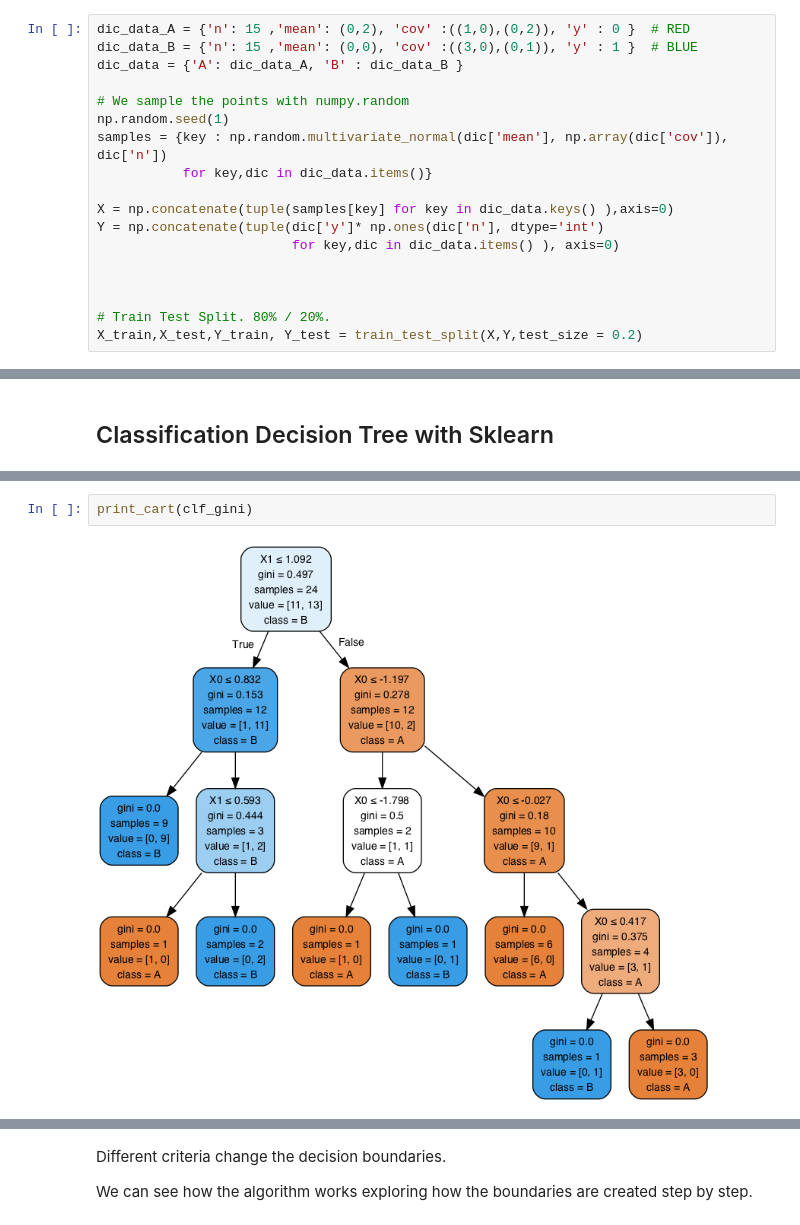
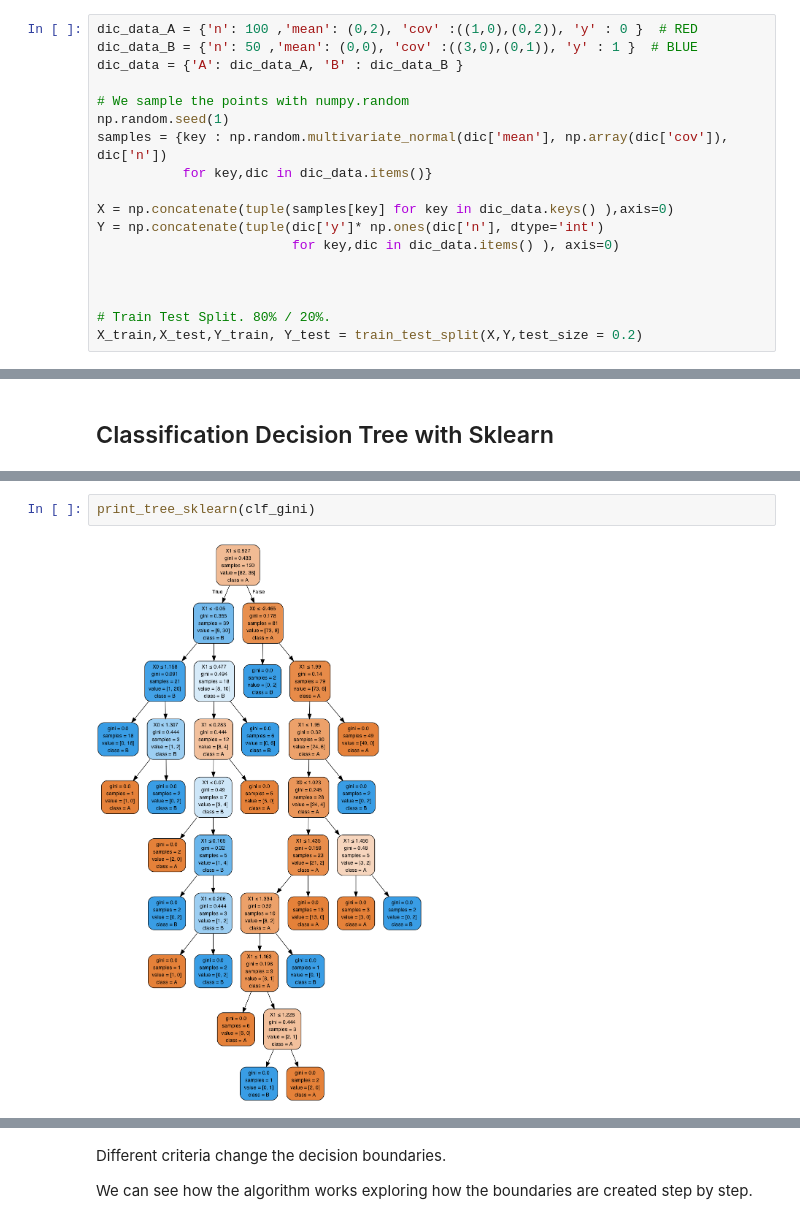
Before and after one commit to davidggphy/2019_03_Curso_IFT, a Jupyter notebook: notebooks/01_classification/00_decision_tree.ipynb, the cells around one changed output, grey strips where cells are left out. Saved outputs shown, nothing was run; the diff lists cells and outputs as text.

Commit message:
Clean decision_tree

```diff
--- a/notebooks/01_classification/00_decision_tree.ipynb
+++ b/notebooks/01_classification/00_decision_tree.ipynb
@@ -30,8 +35,8 @@ from decision_trees_utils import tree_to_nodes
 # %% [markdown]
 ## Creating and preprocessing the data
 # %%
-dic_data_A = {'n': 15 ,'mean': (0,2), 'cov' :((1,0),(0,2)), 'y' : 0 }  # RED
-dic_data_B = {'n': 15 ,'mean': (0,0), 'cov' :((3,0),(0,1)), 'y' : 1 }  # BLUE
+dic_data_A = {'n': 100 ,'mean': (0,2), 'cov' :((1,0),(0,2)), 'y' : 0 }  # RED
+dic_data_B = {'n': 50 ,'mean': (0,0), 'cov' :((3,0),(0,1)), 'y' : 1 }  # BLUE
 dic_data = {'A': dic_data_A, 'B' : dic_data_B }
 
 # We sample the points with numpy.random
@@ -162,5 +120,5 @@ weighted avg       1.00      1.00      1.00         6
 # %%
-print_cart(clf_gini)
+print_tree_sklearn(clf_gini)
 # %% [output]
-[figure, old version]
+[figure, new version]
 # %%
```
Also changed, not shown: parts of 24 cells of this notebook, 2 other files.
